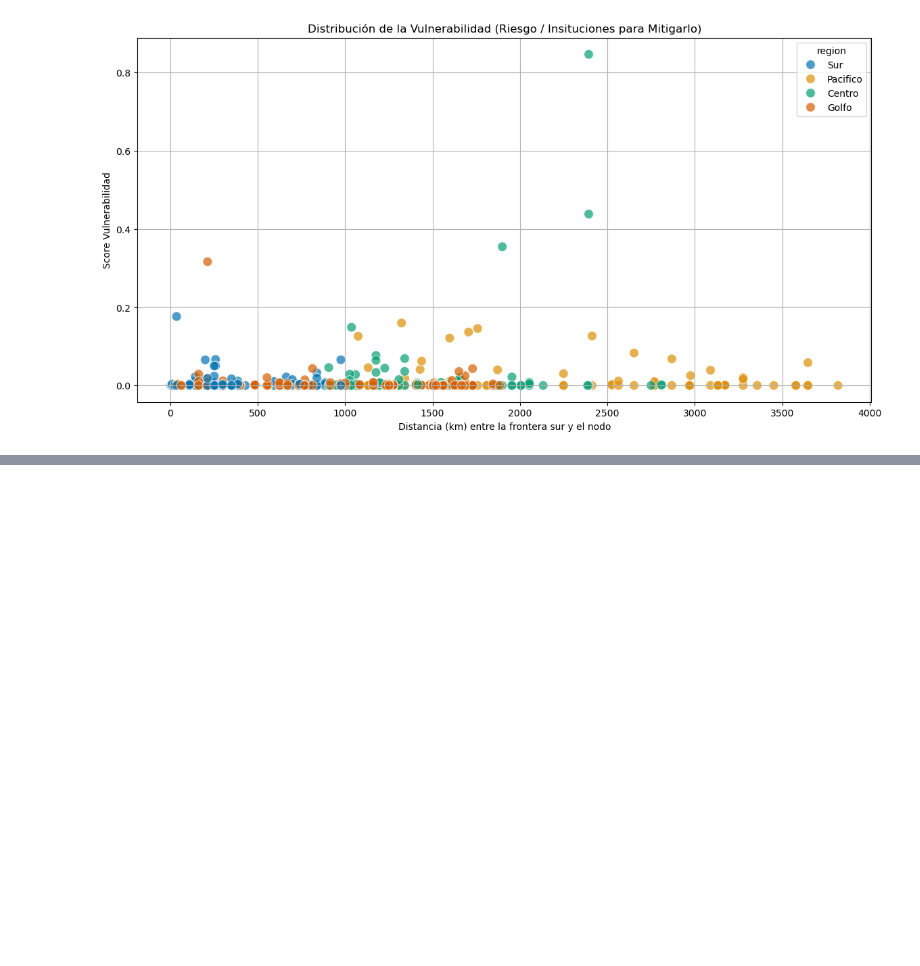
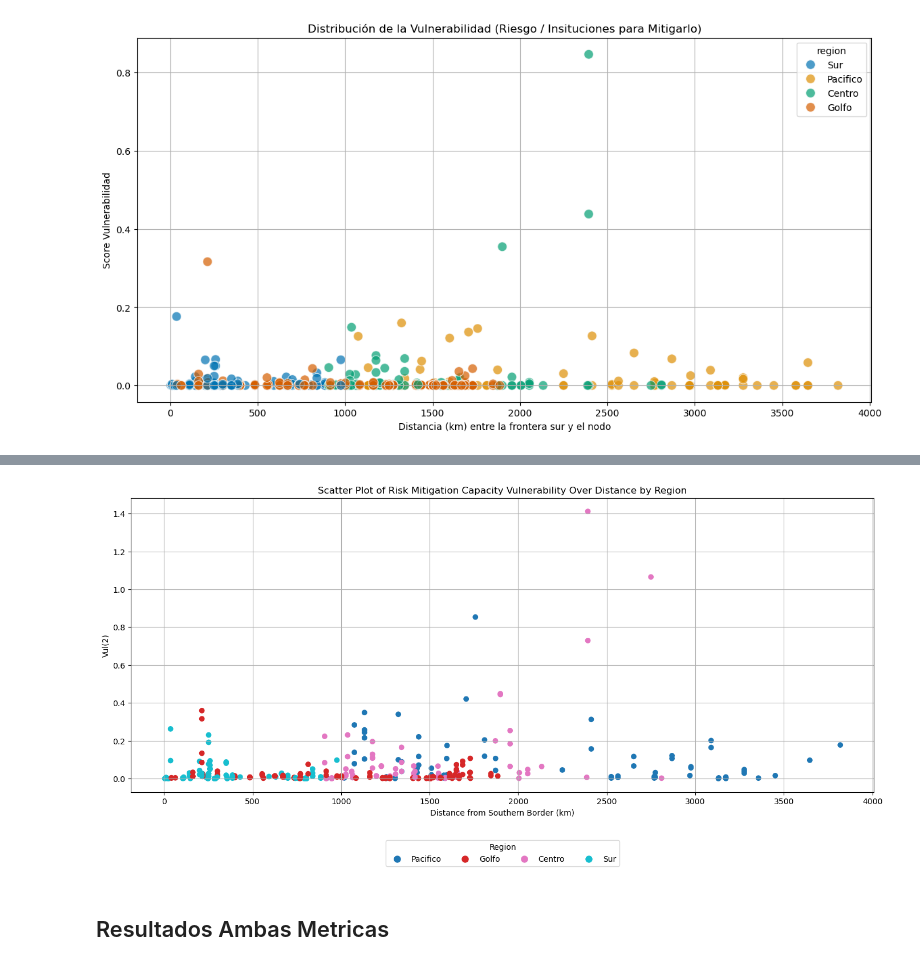
Before and after one commit to puriarter21/Mapa_Migracion_Irregular_Mexico, a Jupyter notebook: 1. Mapas/1. Mapas/Metodo_1/Articulo Mapping.ipynb, the cells around one changed output, grey strips where cells are left out. Saved outputs shown, nothing was run; the diff lists cells and outputs as text; code cells hidden in the pictures; blank space fills up the shorter version.

```diff
--- a/1. Mapas/1. Mapas/Metodo_1/Articulo Mapping.ipynb
+++ b/1. Mapas/1. Mapas/Metodo_1/Articulo Mapping.ipynb
@@ -369,6 +407,6 @@ Exposición a Zona de Riesgo es una métrica diseñada para cuantificar y visual
 import pandas as pd
 import numpy as np
 # %%
-segmentos = gpd.read_file('/Users/pablouriarte/Mapa_Migracion_Irregular_Mexico_Fresh/1. Mapas/1. Mapas/Metodo_1/procesamiento de rutas/arcos/segmentos/segmentos.shp').to_crs(epsg=4485)
+#segmentos = gpd.read_file('/Users/pablouriarte/Mapa_Migracion_Irregular_Mexico_Fresh/1. Mapas/1. Mapas/Metodo_1/procesamiento de rutas/arcos/segmentos/segmentos.shp').to_crs(epsg=4485)
 # %%
 #segmentos.to_file('/Users/pablouriarte/Mapa_Migracion_Irregular_Mexico_Fresh/1. Mapas/1. Mapas/Metodo_1/procesamiento de rutas/arcos/segmentos/segmentos.shp')
@@ -518,3 +529,52 @@ plt.show()
+# %%
+# Crear una nueva columna que contenga la suma de las columnas especificadas
+segmentos['vul_total'] = (segmentos['vul2_crimmujer_or'] + segmentos['vul2_crimmujer_des'] +
+                          segmentos['vul2_crimenorg_or'] + segmentos['vul2_crimenorg_des'] +
+                          segmentos['vul2_corrupcion_or'] + segmentos['vul2_corrupcion_des'])
+
+# Filtrar los datos para omitir los que tienen 'Desconocido' en la columna 'region'
+segmentos_filtered = segmentos[segmentos['region'] != 'Desconocido']
+# %%
+import pandas as pd
+import matplotlib.pyplot as plt
+
+# Obtener los valores únicos de la columna 'region'
+unique_regions = segmentos_agg_gdf['region'].unique()
+
+# Crear un mapa de colores basado en el número de regiones únicas
+colormap = plt.cm.get_cmap('tab10', len(unique_regions))
+
+# Crear un diccionario para asignar un color a cada región
+region_colors = {region: colormap(i) for i, region in enumerate(unique_regions)}
+
+# Asignar colores a cada punto basado en su 'region'
+colors = segmentos_filtered['region'].map(region_colors)
+
+# Configurar el tamaño de la figura según sea necesario
+plt.figure(figsize=(14, 7))
+
+# Crear el scatter plot
+plt.scatter(segmentos_filtered['distance_km'], segmentos_filtered['vul_total'], c=colors, marker='o', label='Total Vulnerability by Region')
+
+# Añadir detalles al gráfico
+plt.title('Scatter Plot of Risk Mitigation Capacity Vulnerability Over Distance by Region')
+plt.xlabel('Distance from Southern Border (km)')
+plt.ylabel('Vul(2)')
+plt.grid(True)  # Añadir una cuadrícula para mejorar la legibilidad
+
+# Crear una leyenda
+handles = [plt.Line2D([0], [0], marker='o', color='w', markerfacecolor=colormap(i), markersize=10, label=region) for i, region in enumerate(unique_regions)]
+plt.legend(handles=handles, title='Region', loc='upper center', bbox_to_anchor=(0.5, -0.15), ncol=len(unique_regions))
+
+# Ajustar el layout para evitar que la leyenda se corte
+plt.tight_layout()
+
+# Mostrar la gráfica
+plt.show()
+# %% [output]
+[figure, added]
 # %%
 #arc_df = pd.read_csv("/Users/pablouriarte/Mapa_Migracion_Irregular_Mexico_Fresh/1. Mapas/1. Mapas/Metodo_1/procesamiento de rutas/arcos/arcos_rutas_a_pie.csv")
 #arc_df.head()
+# %% [markdown]
+## Resultados Ambas Metricas
```
Also changed, not shown: parts of 43 cells of this notebook, 11 other files.
